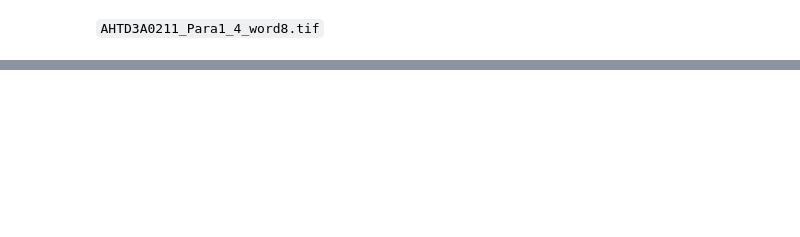
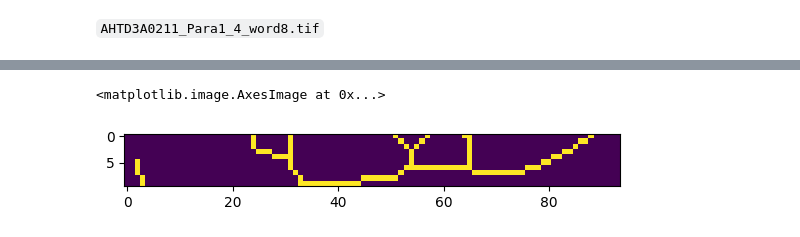
Before and after one commit to idrissmortadi/arabic-ocr, a Jupyter notebook: inspect_labels.ipynb, the cells around one changed output, grey strips where cells are left out. Cells and saved outputs as stored; diff of their text form; code cells hidden in the pictures; blank space fills up the shorter version.

```diff
--- a/inspect_labels.ipynb
+++ b/inspect_labels.ipynb
@@ -100,3 +91,14 @@ plt.plot(X)
+# %%
+band_height = 10
+band_sums = np.zeros(height-band_height)
+for i in range(height-band_height):
+    band_sums[i] = image_array[i:i+band_height,:].sum()
+
+band_idx = np.argmax(band_sums)
+plt.imshow(image_array[band_idx:band_idx+band_height])
+# %% [output]
+<matplotlib.image.AxesImage at 0x...>
+[figure, added]
 # %%
 labels = set()
 for label_file in os.listdir(LABELS_PATH):
```
Also changed, not shown: parts of 3 cells of this notebook.
